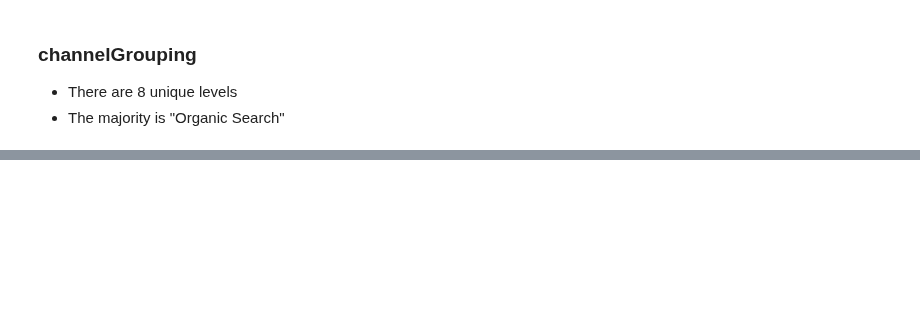
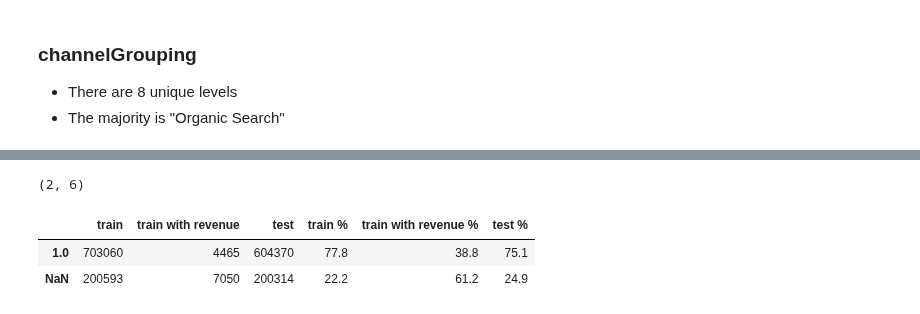
Before and after one commit to aunz/ds, a Jupyter notebook: GA_customer_revenue.ipynb, the cells around one changed output, grey strips where cells are left out. Cells and saved outputs as stored; diff of their text form; code cells hidden in the pictures; blank space fills up the shorter version.

```diff
--- a/GA_customer_revenue.ipynb
+++ b/GA_customer_revenue.ipynb
@@ -87,0 +220,10 @@ count('channelGrouping')
+# %%
+count('totals.bounces')
+count('totals.hits')
+count('totals.pageviews')
+count('totals.newVisits')
+# %% [output]
+(2, 6)
+|  | train | train with revenue | test | train % | train with revenue % | test % |
+| 1.0 | 703060 | 4465 | 604370 | 77.8 | 38.8 | 75.1 |
+| NaN | 200593 | 7050 | 200314 | 22.2 | 61.2 | 24.9 |
```
Also changed, not shown: parts of 33 cells of this notebook.
